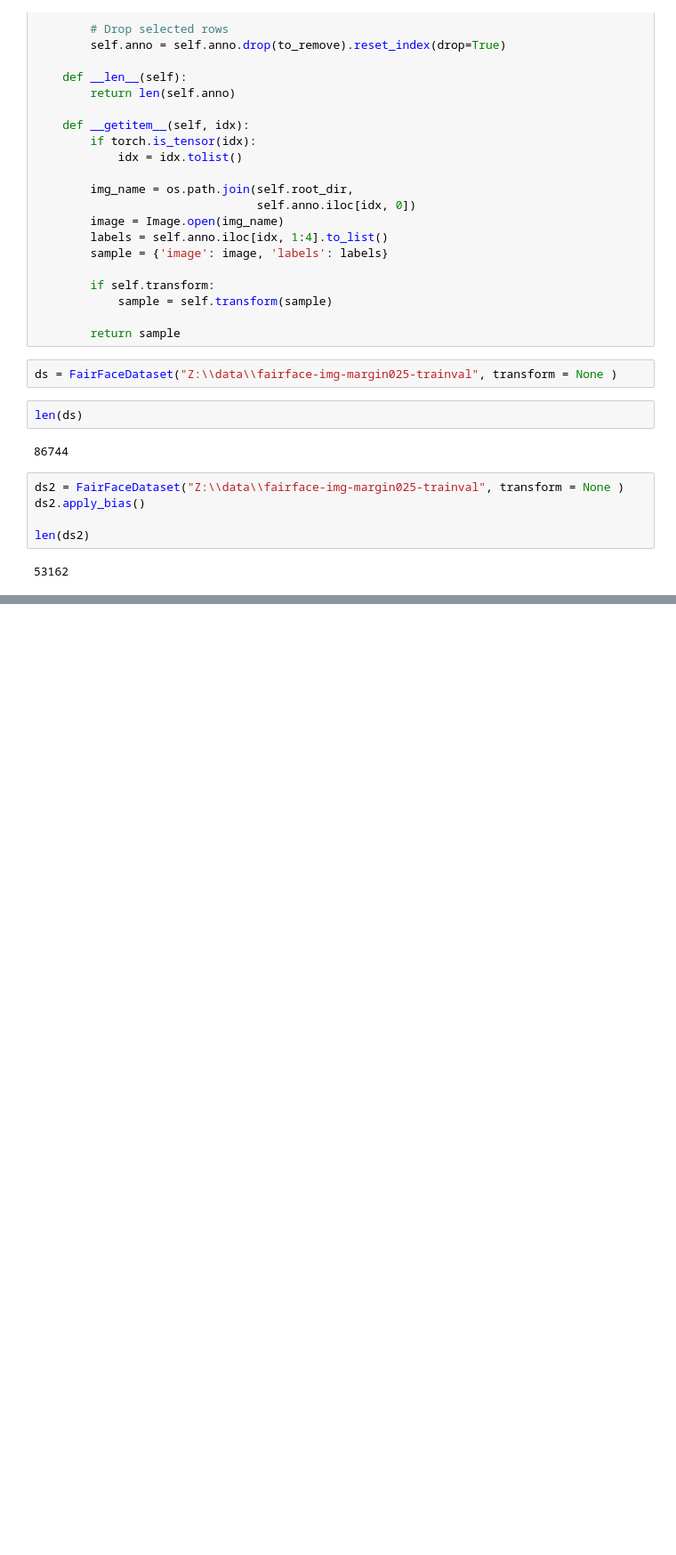
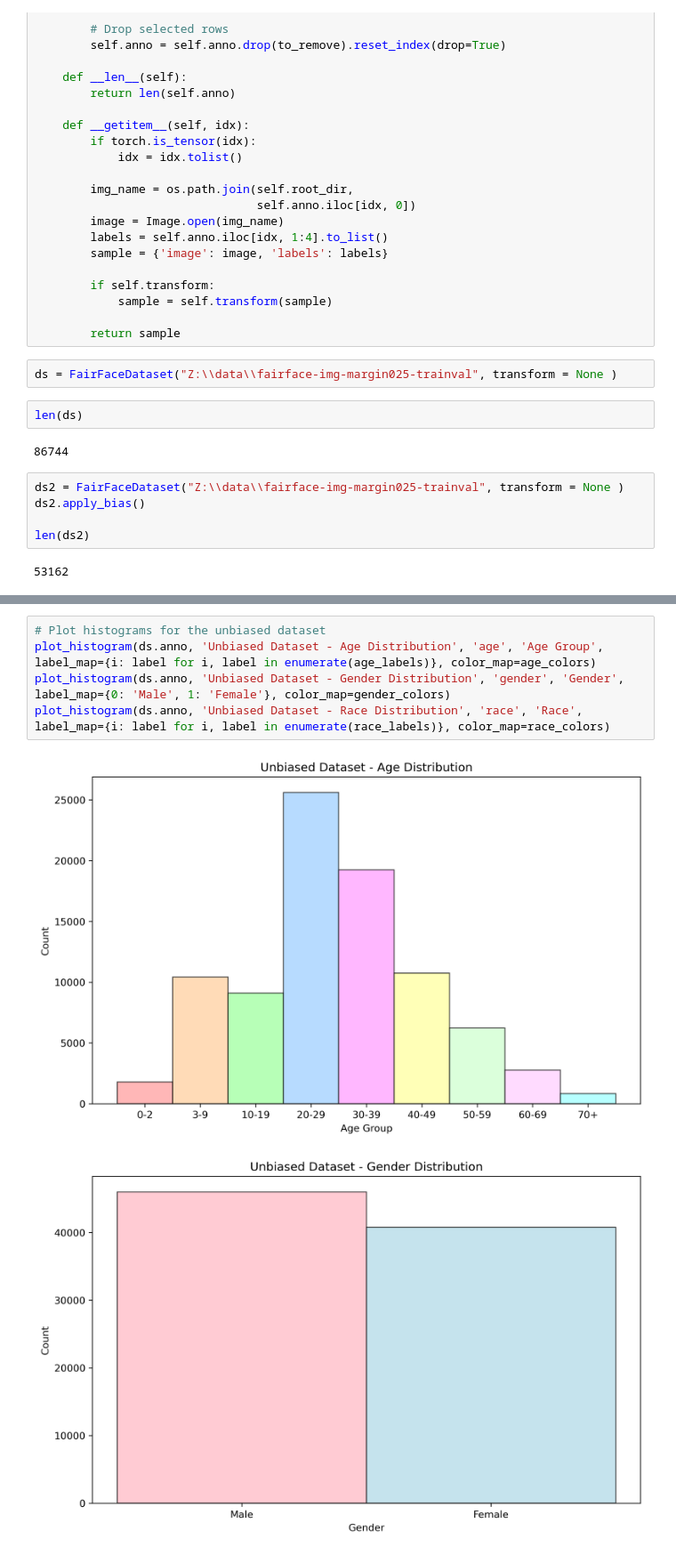
Before and after one commit to cgarchbold/dp_bias, a Jupyter notebook: test.ipynb, the cells around one changed output, grey strips where cells are left out. Shown: that part at 89% size. Saved outputs shown, nothing was run; the diff lists cells and outputs as text; blank space fills up the shorter version.

```diff
--- a/test.ipynb
+++ b/test.ipynb
@@ -90,0 +133,8 @@ len(ds2)
+# %%
+# Plot histograms for the unbiased dataset
+plot_histogram(ds.anno, 'Unbiased Dataset - Age Distribution', 'age', 'Age Group', label_map={i: label for i, label in enumerate(age_labels)}, color_map=age_colors)
+plot_histogram(ds.anno, 'Unbiased Dataset - Gender Distribution', 'gender', 'Gender', label_map={0: 'Male', 1: 'Female'}, color_map=gender_colors)
+plot_histogram(ds.anno, 'Unbiased Dataset - Race Distribution', 'race', 'Race', label_map={i: label for i, label in enumerate(race_labels)}, color_map=race_colors)
+# %% [output]
+[figure, added]
+[figure, added]
```
Also changed, not shown: parts of 3 cells of this notebook, 5 other files.
